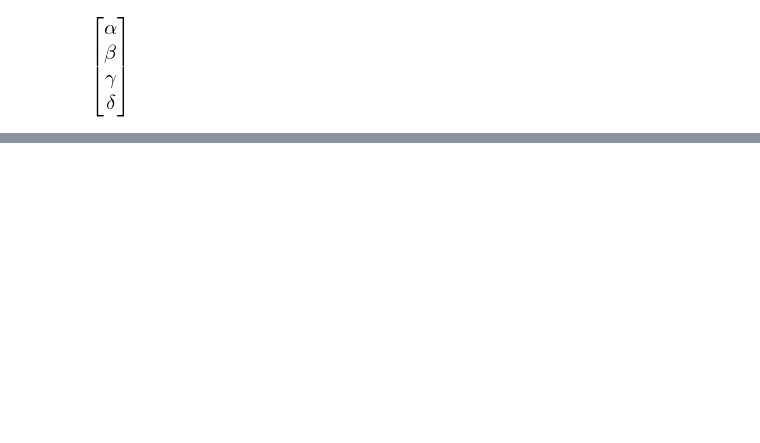
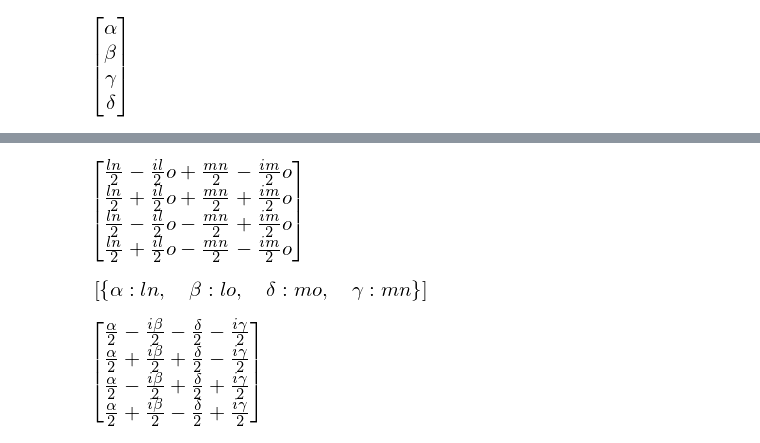
Before and after one commit to dforero0896/Mecanica_Cuantica1_201810, a Jupyter notebook: Sol_HW_10.ipynb, the cells around one changed output, grey strips where cells are left out. Cells and saved outputs as stored; diff of their text form; code cells hidden in the pictures; blank space fills up the shorter version.

```diff
--- a/Sol_HW_10.ipynb
+++ b/Sol_HW_10.ipynb
@@ -217,0 +115,21 @@ msigma(1).eigenvects()
+# %%
+l, m, n, o = symbols('l m n o', real=False)
+Ket_z1 = l*Ket_p + m*Ket_m
+Ket_z2 = n*Ket_p + o*Ket_m
+state= expand(TP(Ket_z1,Ket_z2))
+state_sxsy = simplify(Dagger(Base_change)*state)
+display(state_sxsy)
+solve(init_sxsy-state_sxsy)
+# %% [output]
+[figure, added]
+[figure, added]
+# %%
+Ket_pypy = TP(sy[0],sy[0])
+Ket_pymy = TP(sy[0],sy[1])
+Ket_mypy = TP(sy[1],sy[0])
+Ket_mymy = TP(sy[1],sy[1])
+Base_change=Matrix([Ket_pypy,Ket_pymy,Ket_mypy, Ket_mymy]).reshape(4,4).transpose()
+init_sysy = Dagger(Base_change)*init
+display(init_sysy)
+# %% [output]
+[figure, added]
```
Also changed, not shown: parts of 24 cells of this notebook, 9 other files.
